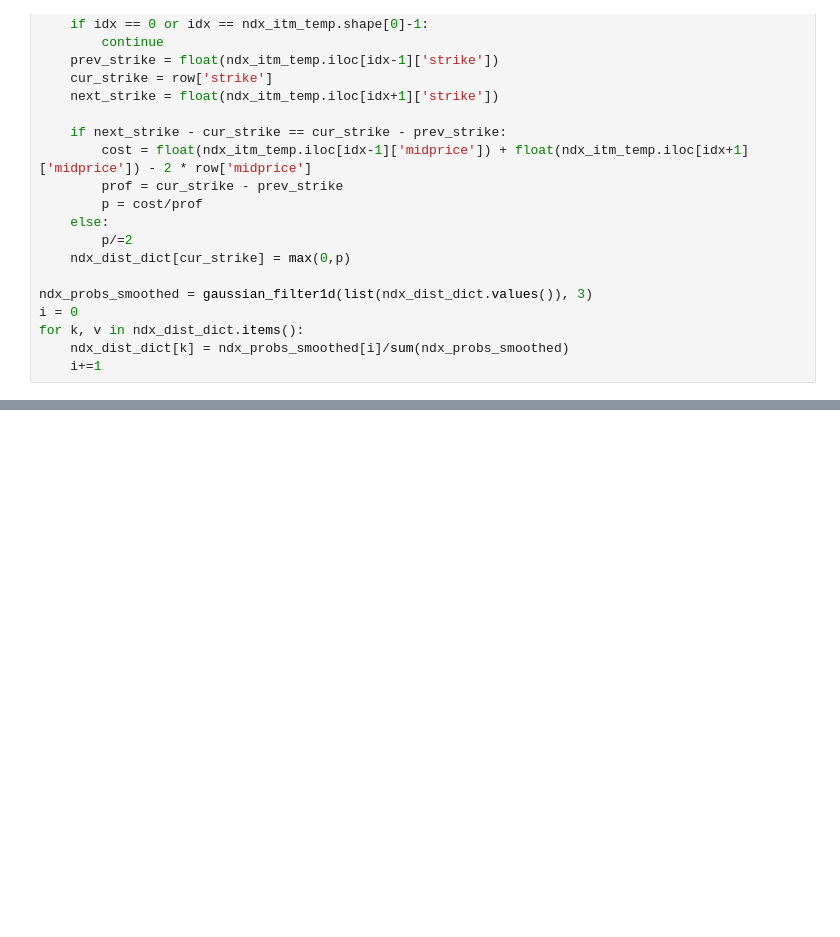
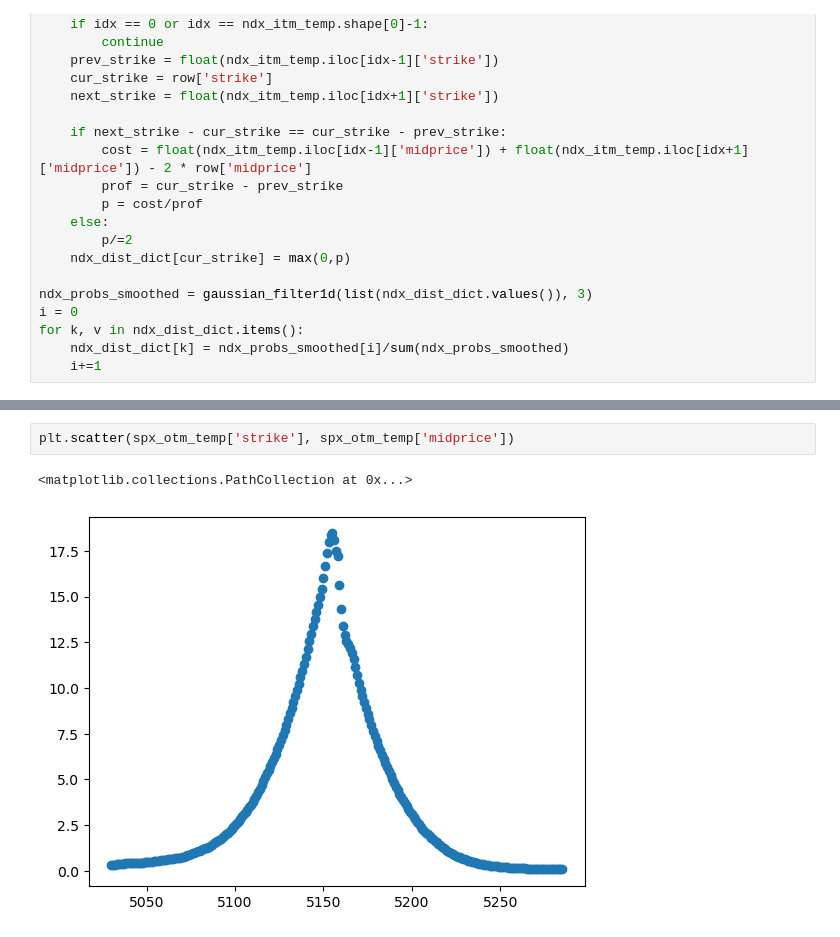
Before and after one commit to ijamil1/kalshi_mm, a Jupyter notebook: options_implied_pdf.ipynb, the cells around one changed output, grey strips where cells are left out. Cells and saved outputs as stored; diff of their text form; blank space fills up the shorter version.

```diff
--- a/options_implied_pdf.ipynb
+++ b/options_implied_pdf.ipynb
@@ -239,0 +323,5 @@ Text(0.5, 1.0, 'NDX OTM implied pdf')
+# %%
+plt.scatter(spx_otm_temp['strike'], spx_otm_temp['midprice'])
+# %% [output]
+<matplotlib.collections.PathCollection at 0x...>
+[figure, added]
```
Also changed, not shown: parts of 27 cells of this notebook, 1 other file.
